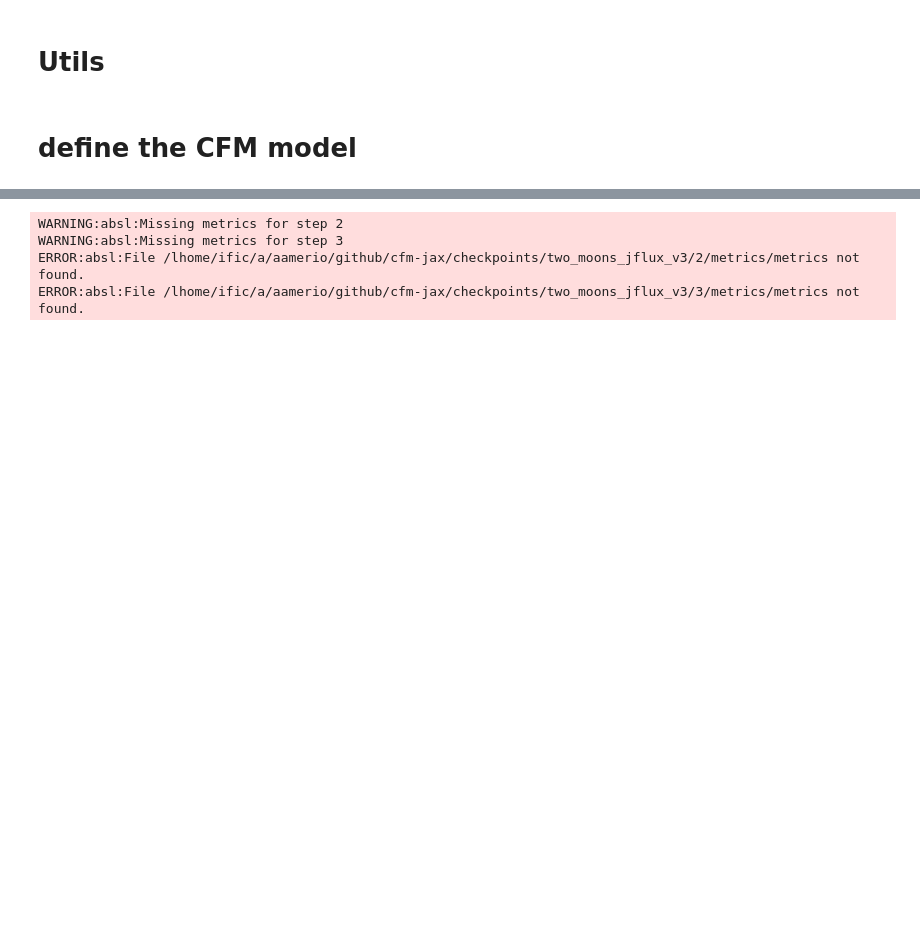
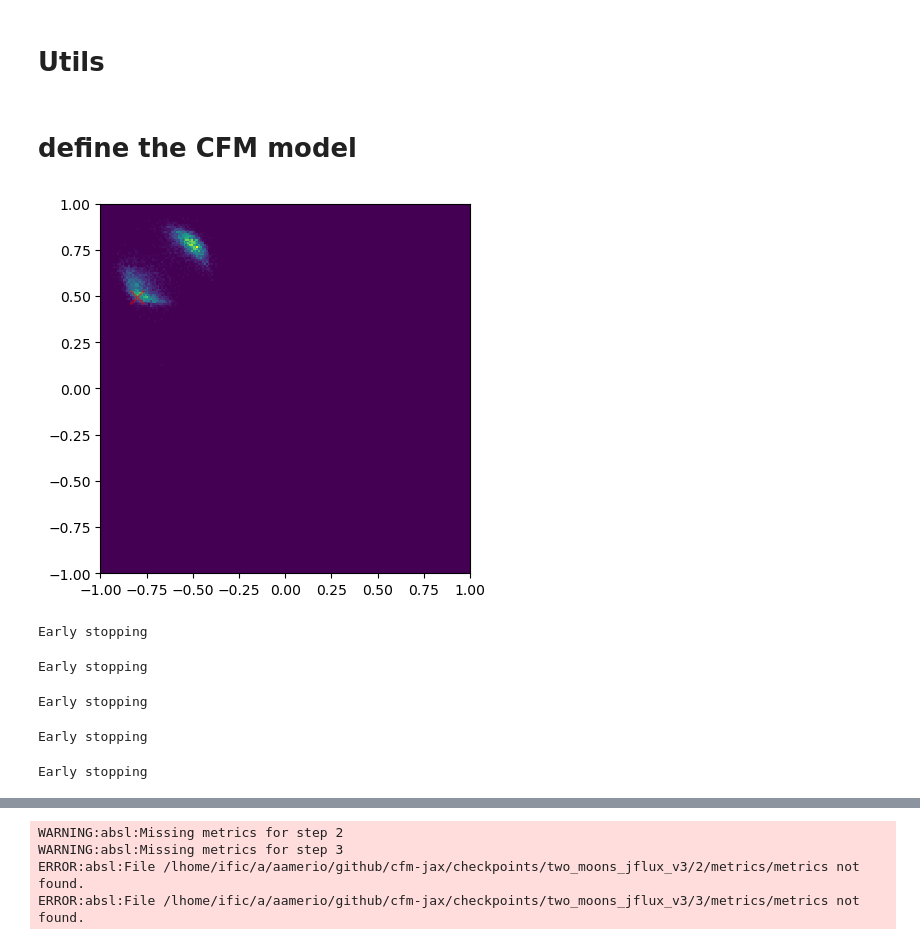
Before and after one commit to aurelio-amerio/gen-sbi, a Jupyter notebook: examples/sbi-benchmarks/two_moons_jflux_v3.ipynb, the cells around one changed output, grey strips where cells are left out. Saved outputs shown, nothing was run; the diff lists cells and outputs as text; code cells hidden in the pictures; blank space fills up the shorter version.

```diff
--- a/examples/sbi-benchmarks/two_moons_jflux_v3.ipynb
+++ b/examples/sbi-benchmarks/two_moons_jflux_v3.ipynb
@@ -417,12 +394,9 @@ total_steps = nsteps * nepochs
 # %%
 multistep=2
 
-# schedule = optax.schedules.linear_schedule(1e-3, 1e-6, total_steps-fixed_steps, fixed_steps)
-
-
 opt = optax.chain(
     optax.adaptive_grad_clip(10.0),
-    optax.adamw(1e-3),
+    optax.adamw(0.5e-3),
     reduce_on_plateau(
         patience=PATIENCE,
         cooldown=COOLDOWN,
@@ -432,17 +406,77 @@ opt = optax.chain(
     ),
 )
 
-# opt = optax.MultiSteps(opt, multistep)
+opt = optax.MultiSteps(opt, multistep)
 optimizer = nnx.Optimizer(vf_model, opt)
 # %%
 best_state = nnx.state(vf_model)
-val_loss_value = val_loss(vf_model, jax.random.PRNGKey(0))
-val_error_ratio = 1.1
+best_val_loss_value = val_loss(vf_model, jax.random.PRNGKey(0))
+val_error_ratio = 1.15
 counter = 0
 cmax = 10
 print_every = 100
-early_stopping = True
 
 loss_array = []
 val_loss_array = []
 # early_stopping = False
+# %%
+if train_model:
+    vf_model.train()
+
+    for ep in range(nepochs):
+        pbar = tqdm(range(nsteps))
+        l = 0
+        v_l = 0
+        for j in pbar:
+            if counter > cmax and early_stopping:
+                print("Early stopping")
+                # restore the model state
+                graphdef, abstract_state = nnx.split(vf_model)
+
+                vf_model = nnx.merge(graphdef, best_state)
+                break
+
+            loss = train_step(vf_model, optimizer, rngs.train_step())
+            v_loss = val_loss(vf_model, rngs.val_step())
+            l += loss.item()
+            v_l += v_loss.item()
+            if j>0 and j % 100 == 0:
+                loss_ = l/100
+                val_ = v_l/100
+
+                ratio1 = val_ / loss_
+                ratio2 = val_ / best_val_loss_value
+
+                if ratio1 < val_error_ratio and ratio2 < 1.05:
+                    if val_ < best_val_loss_value:
+                        best_val_loss_value = val_
+                        best_state = nnx.state(vf_model)
+                    counter = 0
+                else:
+                    counter += 1
+
+                # scale = tree_get(optimizer.opt_state, "ReduceLROnPlateauState").scale.value
+                # pbar.set_postfix(loss=f"{l/(100):.4f}", ratio=f"{ratio:.4f}", counter=counter, lr_scale=scale, val_loss = f"{val_:.4f}" )
+                pbar.set_postfix(loss=f"{loss_:.4f}", ratio=f"{ratio1:.4f}", counter=counter, val_loss = f"{val_:.4f}" )
+                loss_array.append(loss_)
+                val_loss_array.append(val_)
+                l=0
+                v_l=0
+
+            if j>0 and j%3000 == 0:
+                idx = 8
+                vf_wrapped = FluxWrapper(vf_model)
+                samples, true_param, reference_samples = get_samples(vf_wrapped, idx)
+                plot_samples(samples, true_param)
+        # print(l)
+
+
+
+    vf_model.eval()
+# %% [output]
+[figure, added]
+Early stopping
+Early stopping
+Early stopping
+Early stopping
+Early stopping
```
Also changed, not shown: parts of 16 cells of this notebook, 24 other files.
